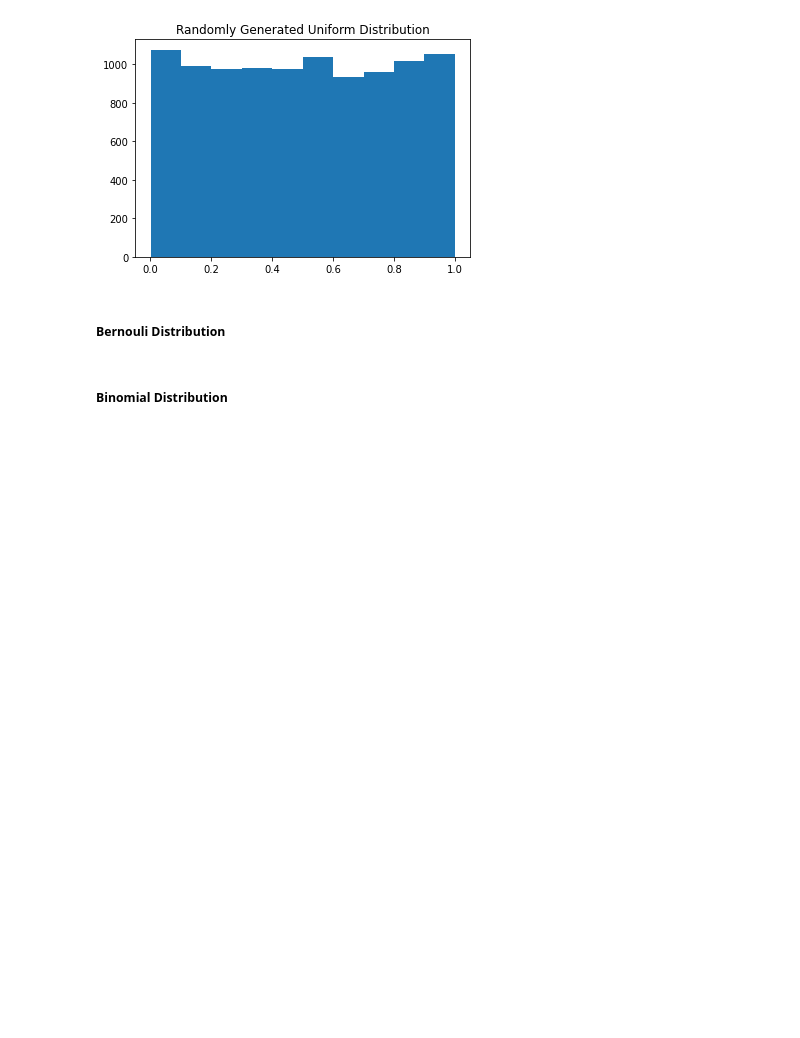
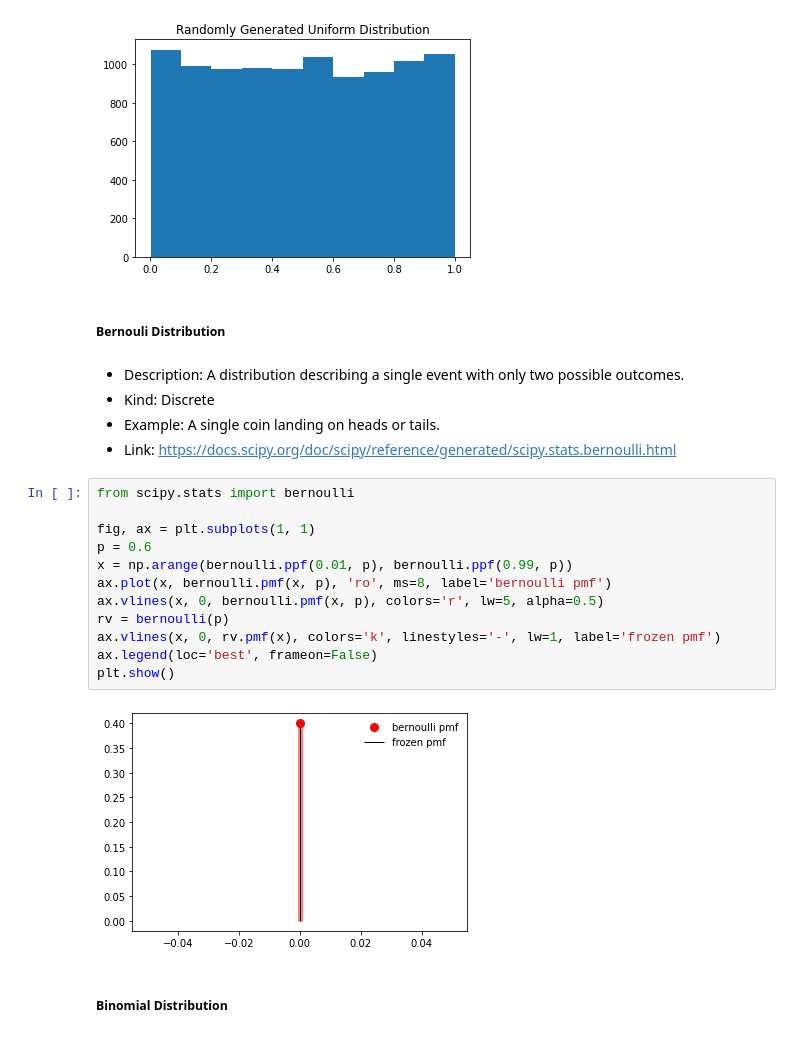
Before and after one commit to Pine9/StatBook, a Jupyter notebook: Statistics Workbook.ipynb, the cells around one changed output. Cells and saved outputs as stored; diff of their text form; blank space fills up the shorter version.

Commit message:
finished first four distributions in 2.6

```diff
--- a/Statistics Workbook.ipynb
+++ b/Statistics Workbook.ipynb
@@ -123,5 +123,24 @@ plt.show()
 [figure]
 # %% [markdown]
 ##### Bernouli Distribution
+# %% [markdown]
+* Description: A distribution describing a single event with only two possible outcomes.
+* Kind: Discrete
+* Example: A single coin landing on heads or tails.
+* Link: https://docs.scipy.org/doc/scipy/reference/generated/scipy.stats.bernoulli.html
+# %%
+from scipy.stats import bernoulli
+
+fig, ax = plt.subplots(1, 1)
+p = 0.6
+x = np.arange(bernoulli.ppf(0.01, p), bernoulli.ppf(0.99, p))
+ax.plot(x, bernoulli.pmf(x, p), 'ro', ms=8, label='bernoulli pmf')
+ax.vlines(x, 0, bernoulli.pmf(x, p), colors='r', lw=5, alpha=0.5)
+rv = bernoulli(p)
+ax.vlines(x, 0, rv.pmf(x), colors='k', linestyles='-', lw=1, label='frozen pmf')
+ax.legend(loc='best', frameon=False)
+plt.show()
+# %% [output]
+[figure, added]
 # %% [markdown]
 ##### Binomial Distribution
```
Also changed, not shown: parts of 6 cells of this notebook.
